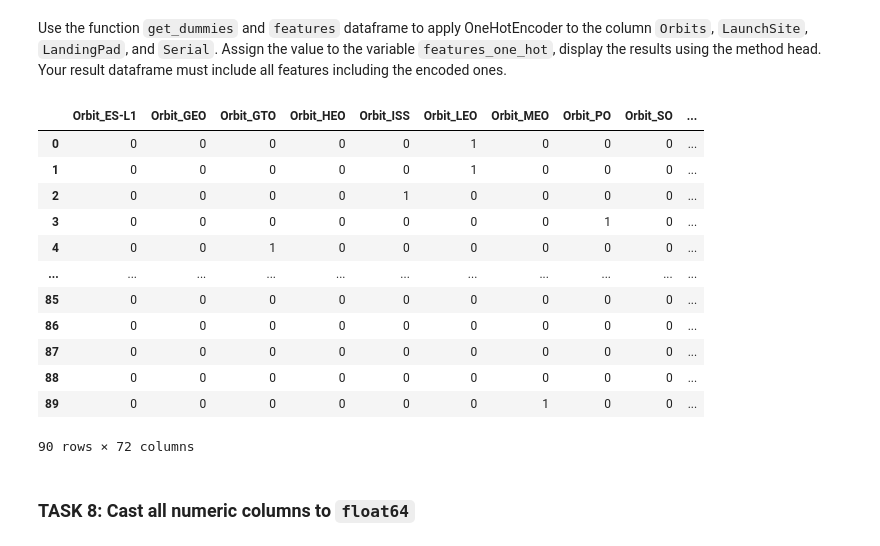
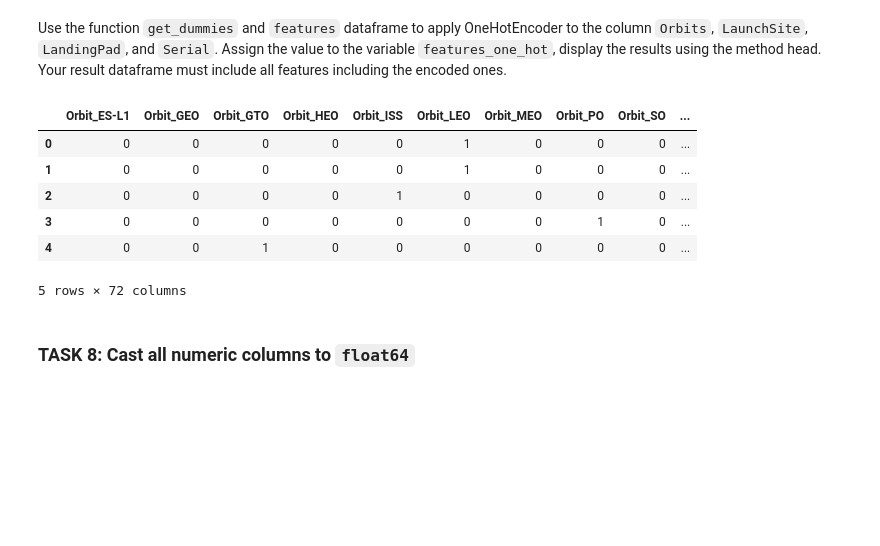
Before and after one commit to elve11/SpaceY_assignment, a Jupyter notebook: Final_Assignment_05.ipynb, the cells around one changed output. Saved outputs shown, nothing was run; the diff lists cells and outputs as text; code cells hidden in the pictures; blank space fills up the shorter version.

```diff
--- a/Final_Assignment_05.ipynb
+++ b/Final_Assignment_05.ipynb
@@ -208,22 +208,16 @@ features.head()
 Use the function <code>get_dummies</code> and <code>features</code> dataframe to apply OneHotEncoder to the column <code>Orbits</code>, <code>LaunchSite</code>, <code>LandingPad</code>, and <code>Serial</code>. Assign the value to the variable <code>features_one_hot</code>, display the results using the method head. Your result dataframe must include all features including the encoded ones.
 # %%
 # HINT: Use get_dummies() function on the categorical columns
-features_one_hot = pd.get_dummies(df[['Orbit', 'LaunchSite', 'LandingPad', 'Serial']])
-features_one_hot
+features_one_hot = pd.get_dummies(features[['Orbit', 'LaunchSite', 'LandingPad', 'Serial']])
+features_one_hot.head()
 # %% [output]
 |  | Orbit_ES-L1 | Orbit_GEO | Orbit_GTO | Orbit_HEO | Orbit_ISS | Orbit_LEO | Orbit_MEO | Orbit_PO | Orbit_SO | ... |
 | 0 | 0 | 0 | 0 | 0 | 0 | 1 | 0 | 0 | 0 | ... |
 | 1 | 0 | 0 | 0 | 0 | 0 | 1 | 0 | 0 | 0 | ... |
 | 2 | 0 | 0 | 0 | 0 | 1 | 0 | 0 | 0 | 0 | ... |
 | 3 | 0 | 0 | 0 | 0 | 0 | 0 | 0 | 1 | 0 | ... |
 | 4 | 0 | 0 | 1 | 0 | 0 | 0 | 0 | 0 | 0 | ... |
-| ... | ... | ... | ... | ... | ... | ... | ... | ... | ... | ... |
-| 85 | 0 | 0 | 0 | 0 | 0 | 0 | 0 | 0 | 0 | ... |
-| 86 | 0 | 0 | 0 | 0 | 0 | 0 | 0 | 0 | 0 | ... |
-| 87 | 0 | 0 | 0 | 0 | 0 | 0 | 0 | 0 | 0 | ... |
-| 88 | 0 | 0 | 0 | 0 | 0 | 0 | 0 | 0 | 0 | ... |
-| 89 | 0 | 0 | 0 | 0 | 0 | 0 | 1 | 0 | 0 | ... |
-90 rows × 72 columns
+5 rows × 72 columns
 # %% [markdown]
 ### TASK  8: Cast all numeric columns to `float64`
 # %% [markdown]
```
